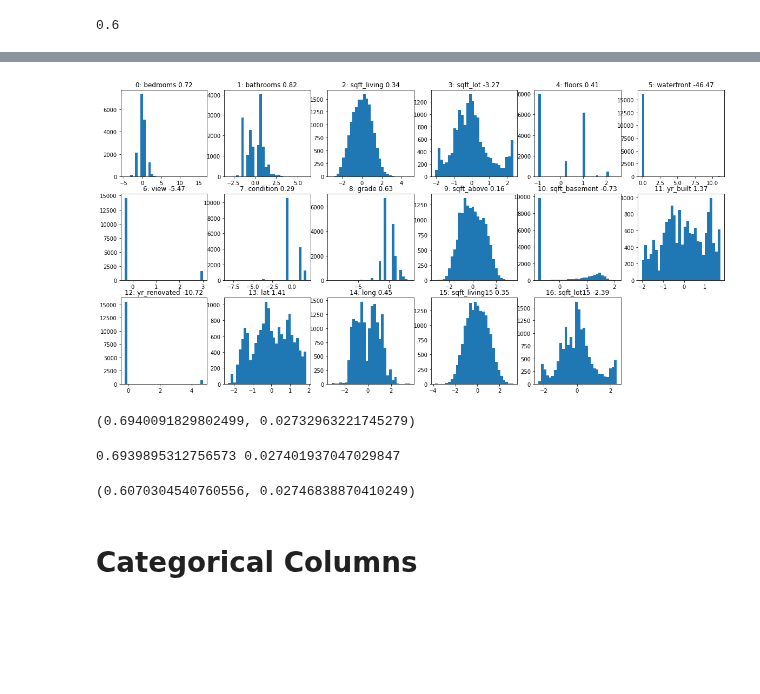
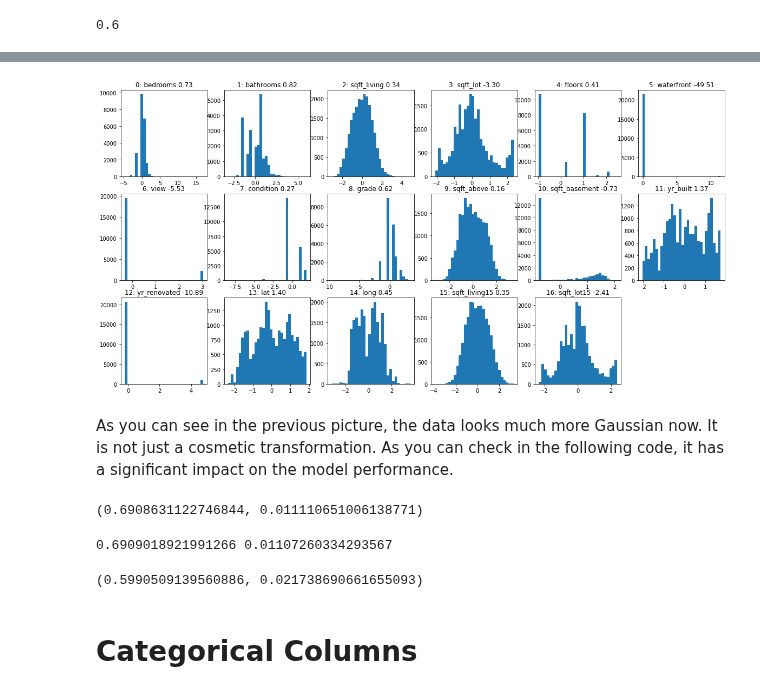
Before and after one commit to tsitsiko1/machine_learning_2, a Jupyter notebook: data_cleaning_practice/practice_solution.ipynb, the cells around one changed output, grey strips where cells are left out. Cells and saved outputs as stored; diff of their text form; code cells hidden in the pictures; blank space fills up the shorter version.

```diff
--- a/data_cleaning_practice/practice_solution.ipynb
+++ b/data_cleaning_practice/practice_solution.ipynb
@@ -203,9 +209,7 @@ target = data.frame.price
 df = data.frame.drop(['date', 'price', 'zipcode'], axis=1)
 
 X, y = df, target
-X_train, X_test, y_train, y_test = train_test_split(X, y, random_state=0)
 
 scaler = StandardScaler()
 scaler.fit(X_train)
-X_train_scaled = scaler.transform(X_train)
-X_test_scaled = scaler.transform(X_test)
+X_scaled = scaler.transform(X)
@@ -215,6 +221,6 @@ for i, ax in enumerate(axes.ravel()):
     if i > 16:
         ax.set_visible(False)
         continue
-    ax.hist(X_train.iloc[:, i], bins=30)
+    ax.hist(X_scaled[:, i], bins=30)
     ax.set_title("{}: {}".format(i, X.columns[i]))
 # %% [output]
@@ -222,36 +232,38 @@ for i, ax in enumerate(axes.ravel()):
 # %%
 
 from sklearn.preprocessing import PowerTransformer
 fig, axes = plt.subplots(3, 6, figsize=(20, 10))
 pt = PowerTransformer()
-X_bc = pt.fit_transform(X_train_scaled)
+X_pt = pt.fit_transform(X_scaled)
 
 for i, ax in enumerate(axes.ravel()):
     if i > 16:
         ax.set_visible(False)
         continue
-    ax.hist(X_bc[:, i], bins=30)
+    ax.hist(X_pt[:, i], bins=30)
     ax.set_title("{}: {} {:.2f}".format(i, X.columns[i], pt.lambdas_[i]))
 # %% [output]
-[figure, old version]
+[figure, new version]
+# %% [markdown]
+As you can see in the previous picture, the data looks much more Gaussian now. It is not just a cosmetic transformation. As you can check in the following code, it has a significant impact on the model performance.
 # %%
 from sklearn.linear_model import RidgeCV
 from sklearn.model_selection import cross_val_score
 
-scores = cross_val_score(RidgeCV(), X_train, y_train, cv=10)
+scores = cross_val_score(RidgeCV(), X, y, cv=10)
 np.mean(scores), np.std(scores)
 # %% [output]
-(0.6940091829802499, 0.02732963221745279)
+(0.6908631122746844, 0.011110651006138771)
 # %%
-scores = cross_val_score(RidgeCV(), X_train_scaled, y_train, cv=10)
-print(np.mean(scores), np.std(scores))
+scores = cross_val_score(RidgeCV(), X_scaled, y, cv=10)
+np.mean(scores), np.std(scores)
 # %% [output]
-0.6939895312756573 0.027401937047029847
+0.6909018921991266 0.01107260334293567
 # %%
-scores = cross_val_score(RidgeCV(), X_bc, y_train, cv=10)
+scores = cross_val_score(RidgeCV(), X_pt, y, cv=10)
 np.mean(scores), np.std(scores)
 # %% [output]
-(0.6070304540760556, 0.02746838870410249)
+(0.5990509139560886, 0.021738690661655093)
 # %% [markdown]
 # Categorical Columns
 # %%
```
Also changed, not shown: parts of 6 cells of this notebook.
